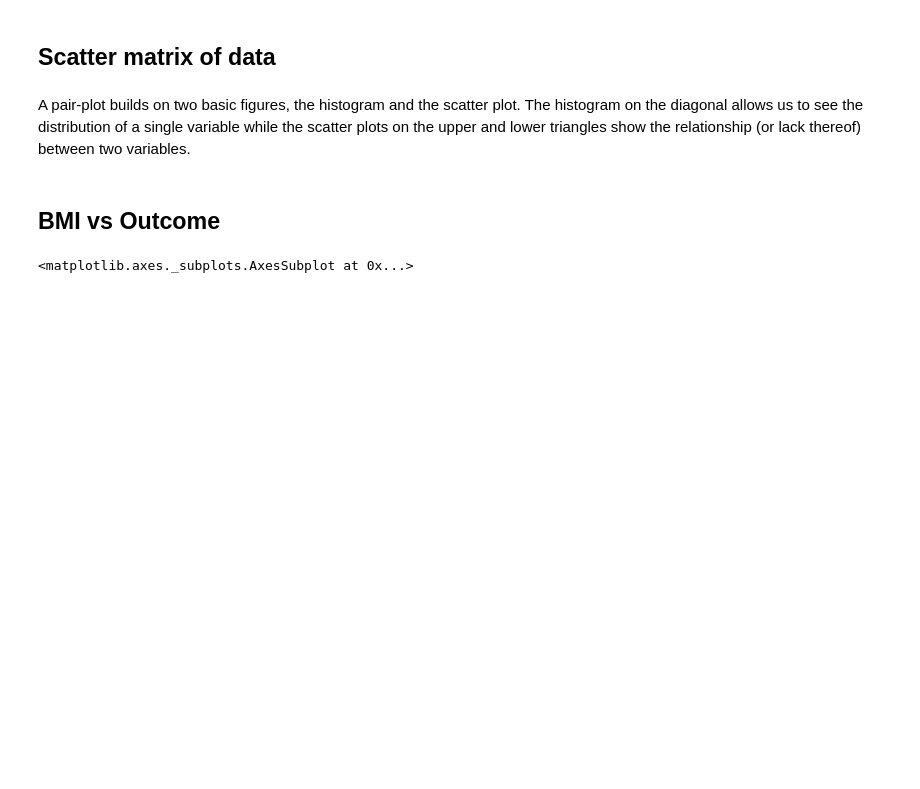
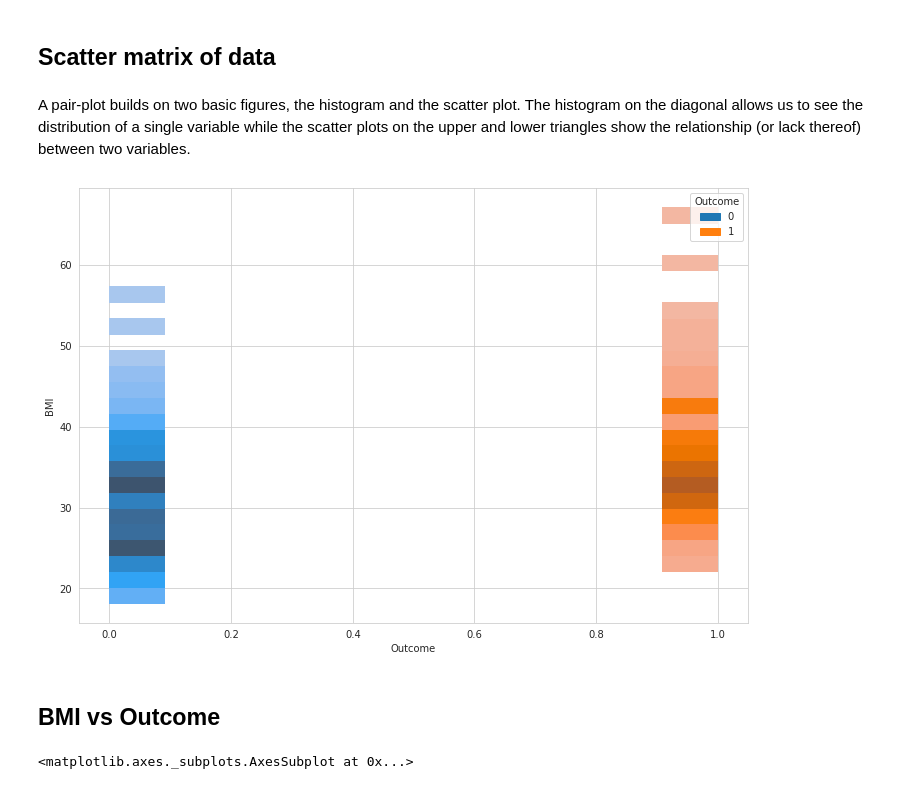
Before and after one commit to shireeshareddy187/fmml2021, a Jupyter notebook: Project_FMML_CLF1.ipynb, the cells around one changed output. Cells and saved outputs as stored; diff of their text form; code cells hidden in the pictures; blank space fills up the shorter version.

```diff
--- a/Project_FMML_CLF1.ipynb
+++ b/Project_FMML_CLF1.ipynb
@@ -152,6 +158,14 @@ The above graph shows that the dataset is biased towards non-diabetic people. Th
 A pair-plot builds on two basic figures, the histogram and the scatter plot. The histogram on the diagonal allows us to see the distribution of a single variable while the scatter plots on the upper and lower triangles show the relationship (or lack thereof) between two variables.
 # %%
 ## TASK-2: Display a pairplot using Seaborn for the diabetes dataset, with the 'outcome' as the hue.
+plt.figure(figsize=(12,8))
+sns.histplot(x='Outcome', y='BMI',data=diabetes_data, hue='Outcome')
+plt.show()
+# plt.figure(figsize=(12,8))
+# sns.pairplot(x='Outcome', y='BMI',data=diabetes_data, hue='Outcome')
+# plt.show()
+# %% [output]
+[figure, added]
 # %% [markdown]
 ## BMI vs Outcome
 # %%
```
Also changed, not shown: parts of 6 cells of this notebook.
